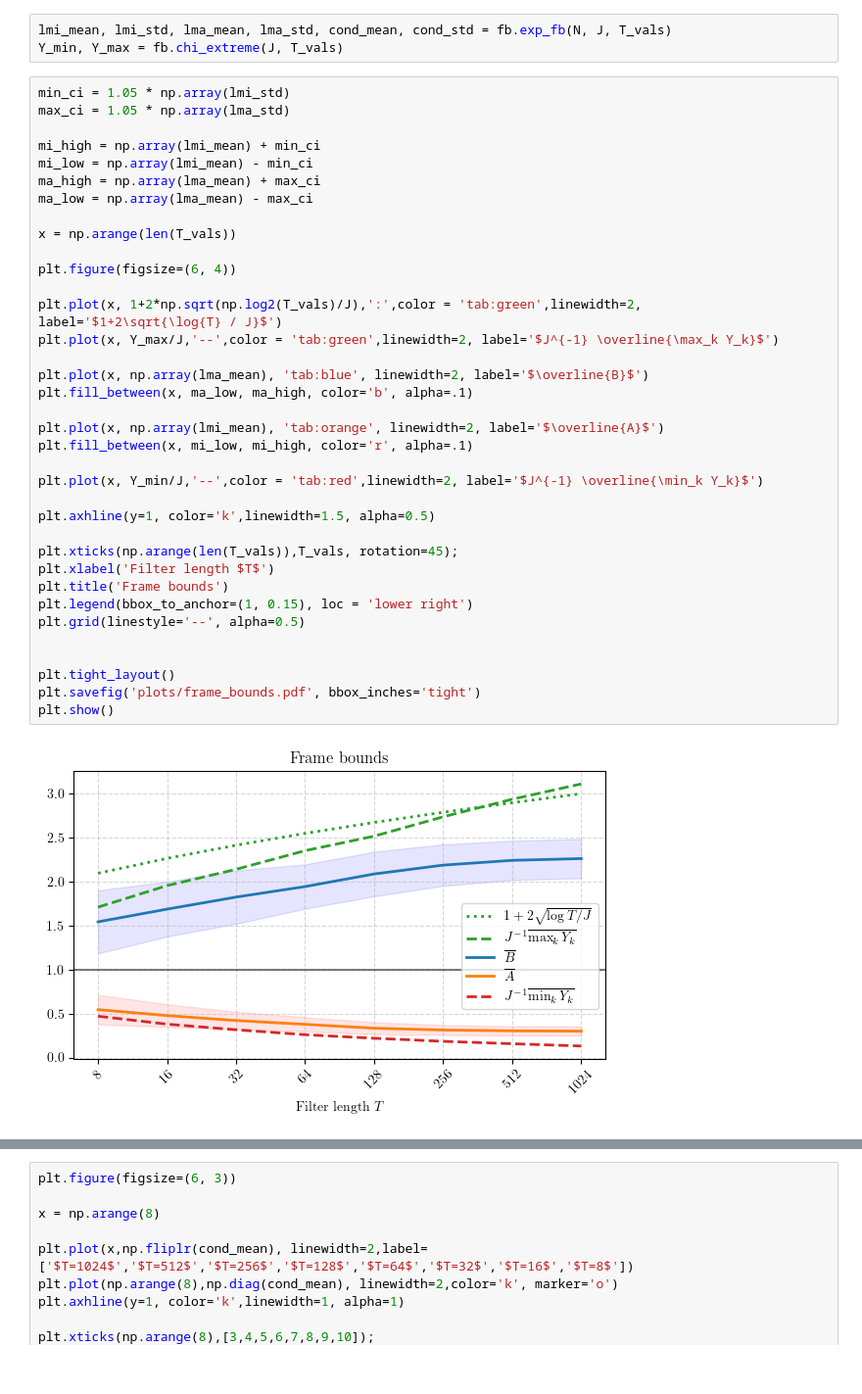
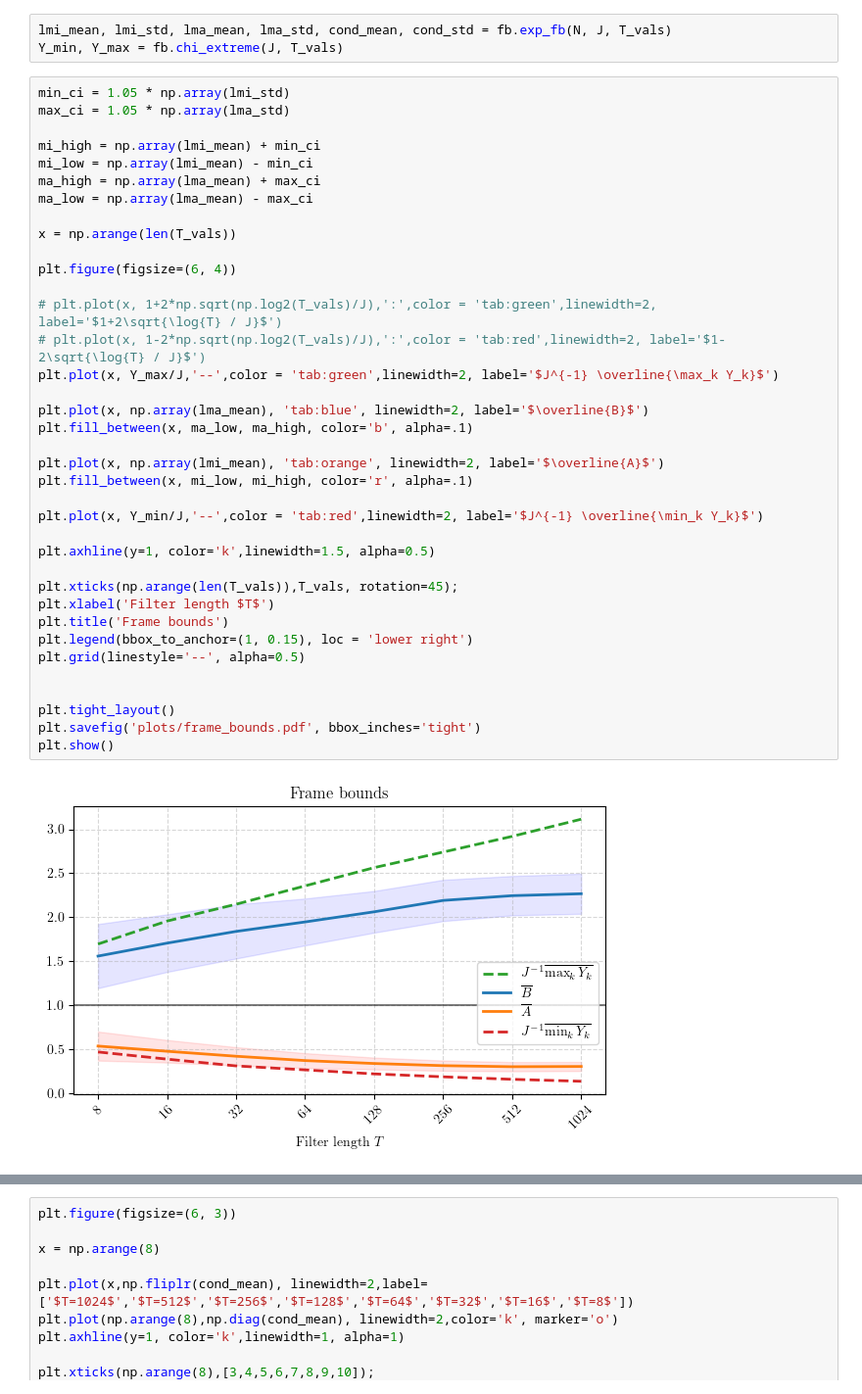
Before and after one commit to danedane-haider/Random-Filterbanks, a Jupyter notebook: Instabilities of Convnets for Raw Audio/frame_bounds.ipynb, the cells around one changed output, grey strips where cells are left out. Shown at 98% size. Saved outputs shown, nothing was run; the diff lists cells and outputs as text.

```diff
--- a/Instabilities of Convnets for Raw Audio/frame_bounds.ipynb
+++ b/Instabilities of Convnets for Raw Audio/frame_bounds.ipynb
@@ -30,32 +30,33 @@ mi_low = np.array(lmi_mean) - min_ci
 ma_high = np.array(lma_mean) + max_ci
 ma_low = np.array(lma_mean) - max_ci
 
 x = np.arange(len(T_vals))
 
 plt.figure(figsize=(6, 4))
 
-plt.plot(x, 1+2*np.sqrt(np.log2(T_vals)/J),':',color = 'tab:green',linewidth=2, label='$1+2\sqrt{\log{T} / J}$')
+# plt.plot(x, 1+2*np.sqrt(np.log2(T_vals)/J),':',color = 'tab:green',linewidth=2, label='$1+2\sqrt{\log{T} / J}$')
+# plt.plot(x, 1-2*np.sqrt(np.log2(T_vals)/J),':',color = 'tab:red',linewidth=2, label='$1-2\sqrt{\log{T} / J}$')
 plt.plot(x, Y_max/J,'--',color = 'tab:green',linewidth=2, label='$J^{-1} \overline{\max_k Y_k}$')
 
 plt.plot(x, np.array(lma_mean), 'tab:blue', linewidth=2, label='$\overline{B}$')
 plt.fill_between(x, ma_low, ma_high, color='b', alpha=.1)
 
 plt.plot(x, np.array(lmi_mean), 'tab:orange', linewidth=2, label='$\overline{A}$')
 plt.fill_between(x, mi_low, mi_high, color='r', alpha=.1)
 
 plt.plot(x, Y_min/J,'--',color = 'tab:red',linewidth=2, label='$J^{-1} \overline{\min_k Y_k}$')
 
 plt.axhline(y=1, color='k',linewidth=1.5, alpha=0.5)
 
 plt.xticks(np.arange(len(T_vals)),T_vals, rotation=45);
 plt.xlabel('Filter length $T$')
 plt.title('Frame bounds')
 plt.legend(bbox_to_anchor=(1, 0.15), loc = 'lower right')
 plt.grid(linestyle='--', alpha=0.5)
 
 
 plt.tight_layout()
 plt.savefig('plots/frame_bounds.pdf', bbox_inches='tight')
 plt.show()
 # %% [output]
-[figure, old version]
+[figure, new version]
```
Also changed, not shown: parts of 4 cells of this notebook, 2 other files.
